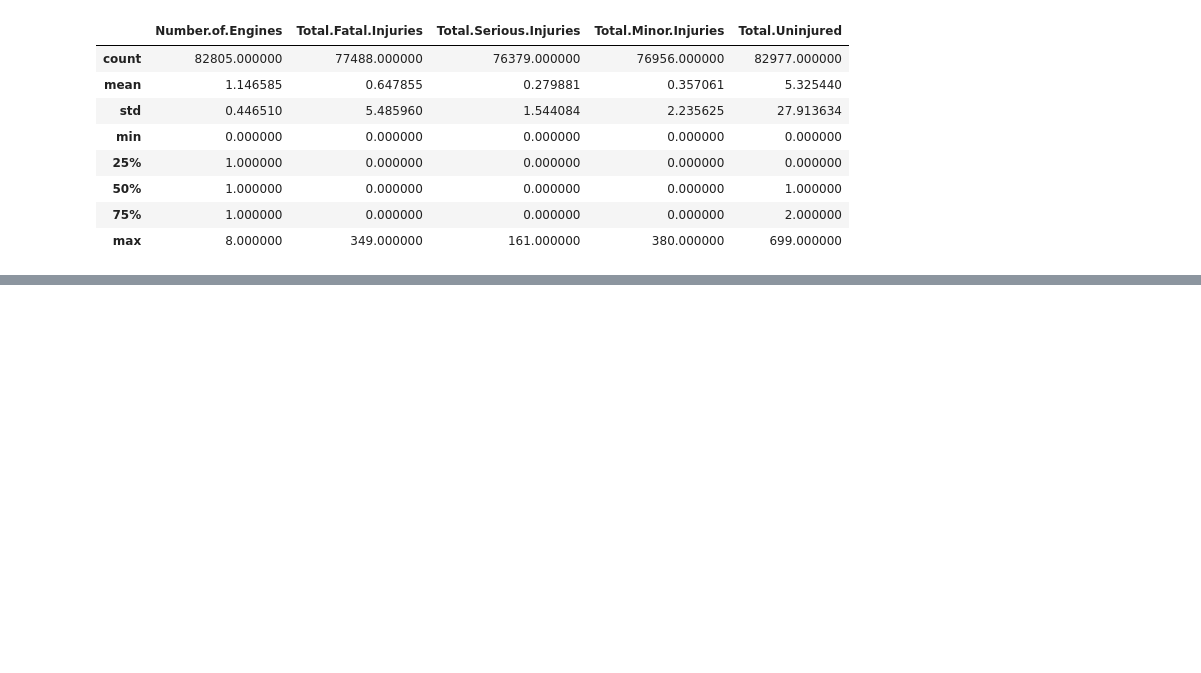
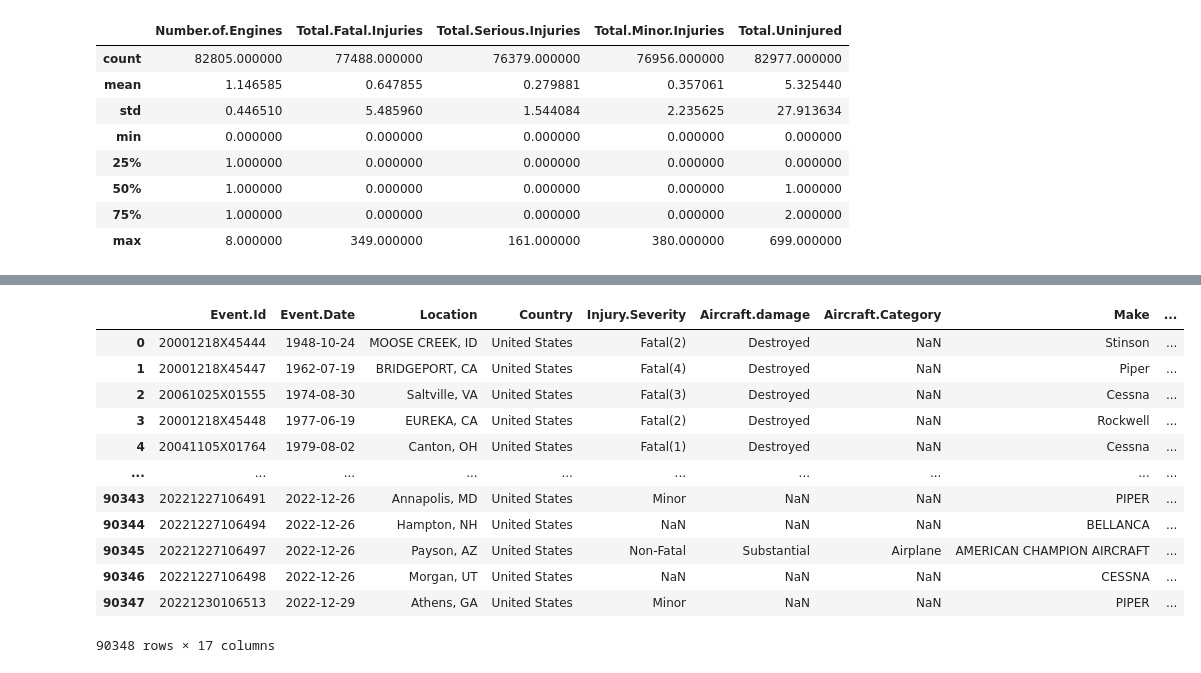
Before and after one commit to HellenDianaNjeri/dsc-phase-1-project-v3, a Jupyter notebook: student.ipynb, the cells around one changed output, grey strips where cells are left out. Drawn from its saved outputs; the diff is of its cells as text; code cells hidden in the pictures; blank space fills up the shorter version.

```diff
--- a/student.ipynb
+++ b/student.ipynb
@@ -146,0 +158,25 @@ df.sample(1) # Display a random sample of 1 row from the dataframe
+# %%
+# list of the columns to be dropped
+columns_to_drop = [
+    'Investigation.Type', 'Accident.Number', 'Latitude', 'Longitude',
+    'Airport.Code', 'Airport.Name', 'Registration.Number', 'Amateur.Built',
+    'FAR.Description', 'Schedule', 'Purpose.of.flight', 'Air.carrier',
+    'Report.Status', 'Publication.Date'
+]
+# %%
+# drop the columns from the dataframe
+df.drop(columns=columns_to_drop,axis=1)
+# %% [output]
+|  | Event.Id | Event.Date | Location | Country | Injury.Severity | Aircraft.damage | Aircraft.Category | Make | ... |
+| 0 | 20001218X45444 | 1948-10-24 | MOOSE CREEK, ID | United States | Fatal(2) | Destroyed | NaN | Stinson | ... |
+| 1 | 20001218X45447 | 1962-07-19 | BRIDGEPORT, CA | United States | Fatal(4) | Destroyed | NaN | Piper | ... |
+| 2 | 20061025X01555 | 1974-08-30 | Saltville, VA | United States | Fatal(3) | Destroyed | NaN | Cessna | ... |
+| 3 | 20001218X45448 | 1977-06-19 | EUREKA, CA | United States | Fatal(2) | Destroyed | NaN | Rockwell | ... |
+| 4 | 20041105X01764 | 1979-08-02 | Canton, OH | United States | Fatal(1) | Destroyed | NaN | Cessna | ... |
+| ... | ... | ... | ... | ... | ... | ... | ... | ... | ... |
+| 90343 | 20221227106491 | 2022-12-26 | Annapolis, MD | United States | Minor | NaN | NaN | PIPER | ... |
+| 90344 | 20221227106494 | 2022-12-26 | Hampton, NH | United States | NaN | NaN | NaN | BELLANCA | ... |
+| 90345 | 20221227106497 | 2022-12-26 | Payson, AZ | United States | Non-Fatal | Substantial | Airplane | AMERICAN CHAMPION AIRCRAFT | ... |
+| 90346 | 20221227106498 | 2022-12-26 | Morgan, UT | United States | NaN | NaN | NaN | CESSNA | ... |
+| 90347 | 20221230106513 | 2022-12-29 | Athens, GA | United States | Minor | NaN | NaN | PIPER | ... |
+90348 rows × 17 columns
```
Also changed, not shown: parts of 5 cells of this notebook.
